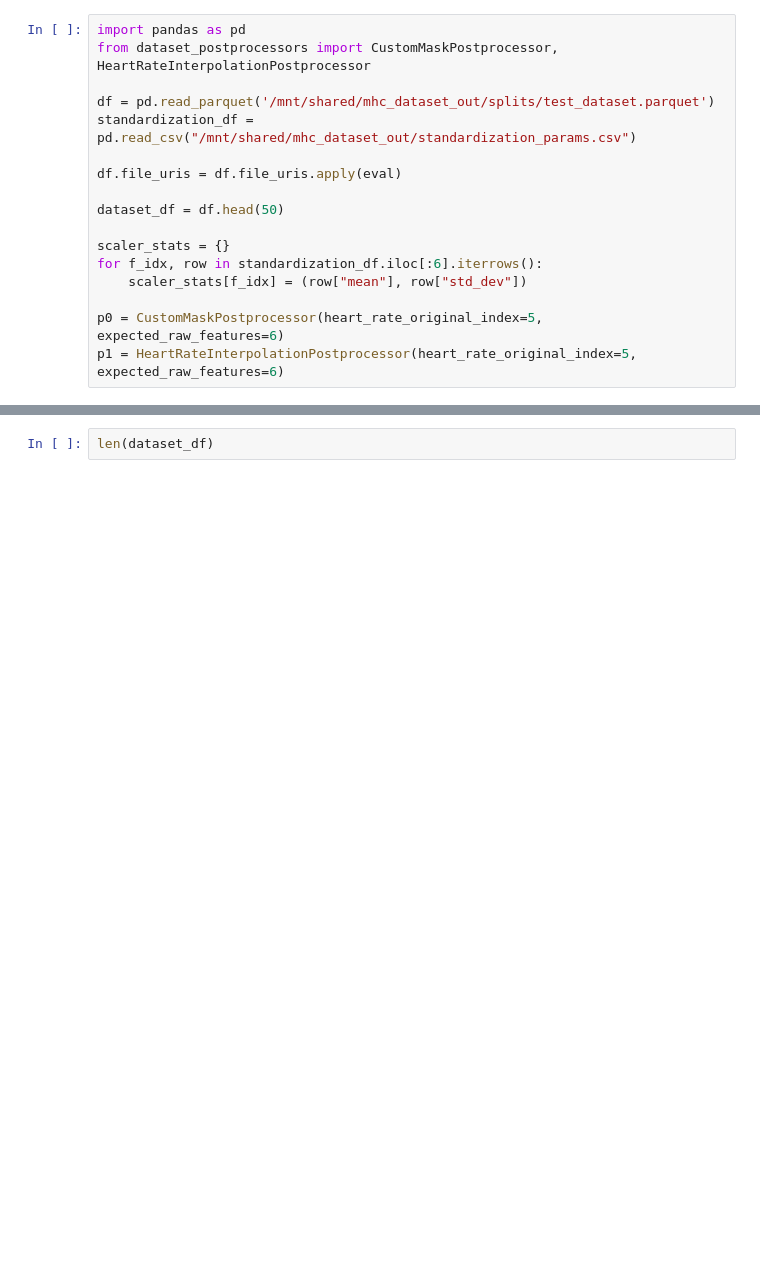
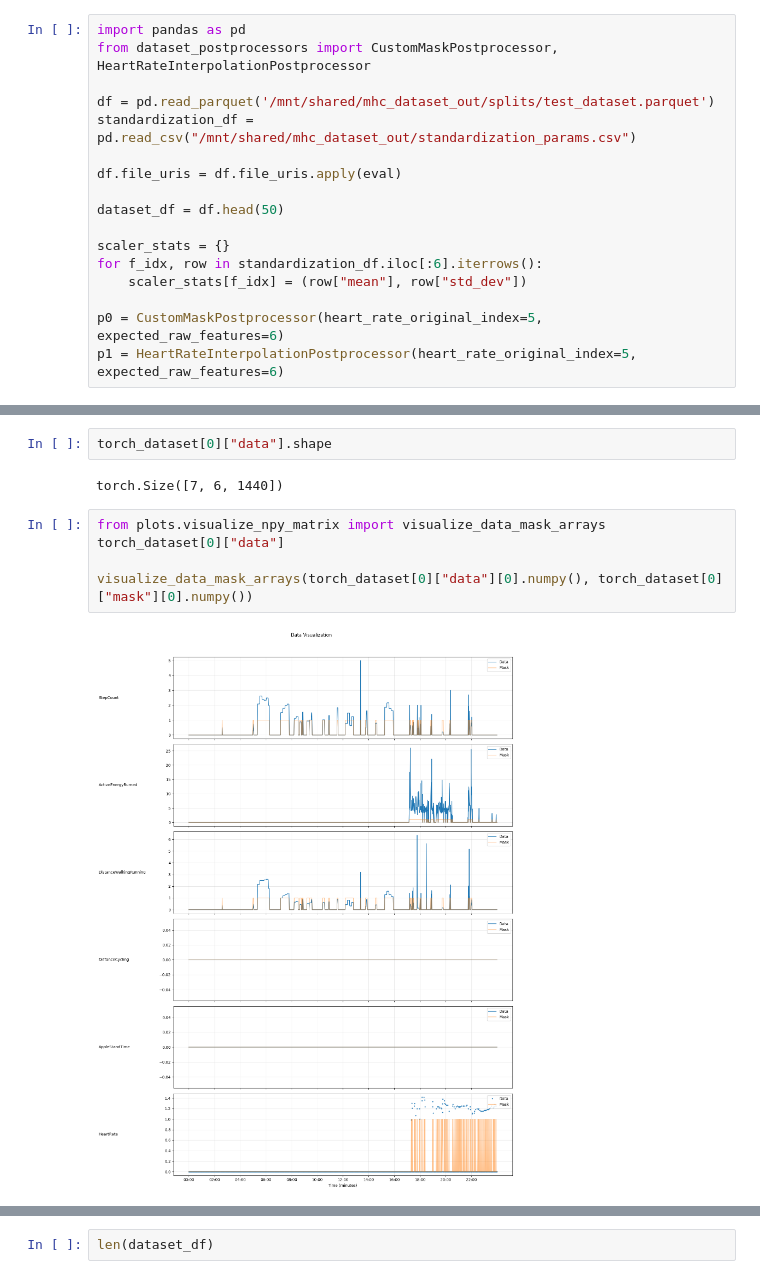
Before and after one commit to NarayanSchuetz/MHC_Dataset, a Jupyter notebook: notebooks/test_huggingface_conversion.ipynb, the cells around one changed output, grey strips where cells are left out. Cells and saved outputs as stored; diff of their text form; blank space fills up the shorter version.

```diff
--- a/notebooks/test_huggingface_conversion.ipynb
+++ b/notebooks/test_huggingface_conversion.ipynb
@@ -17,0 +144,11 @@ p1 = HeartRateInterpolationPostprocessor(heart_rate_original_index=5, expected_r
+# %%
+torch_dataset[0]["data"].shape
+# %% [output]
+torch.Size([7, 6, 1440])
+# %%
+from plots.visualize_npy_matrix import visualize_data_mask_arrays
+torch_dataset[0]["data"]
+
+visualize_data_mask_arrays(torch_dataset[0]["data"][0].numpy(), torch_dataset[0]["mask"][0].numpy())
+# %% [output]
+[figure, added]
```
Also changed, not shown: parts of 8 cells of this notebook, 4 other files.
